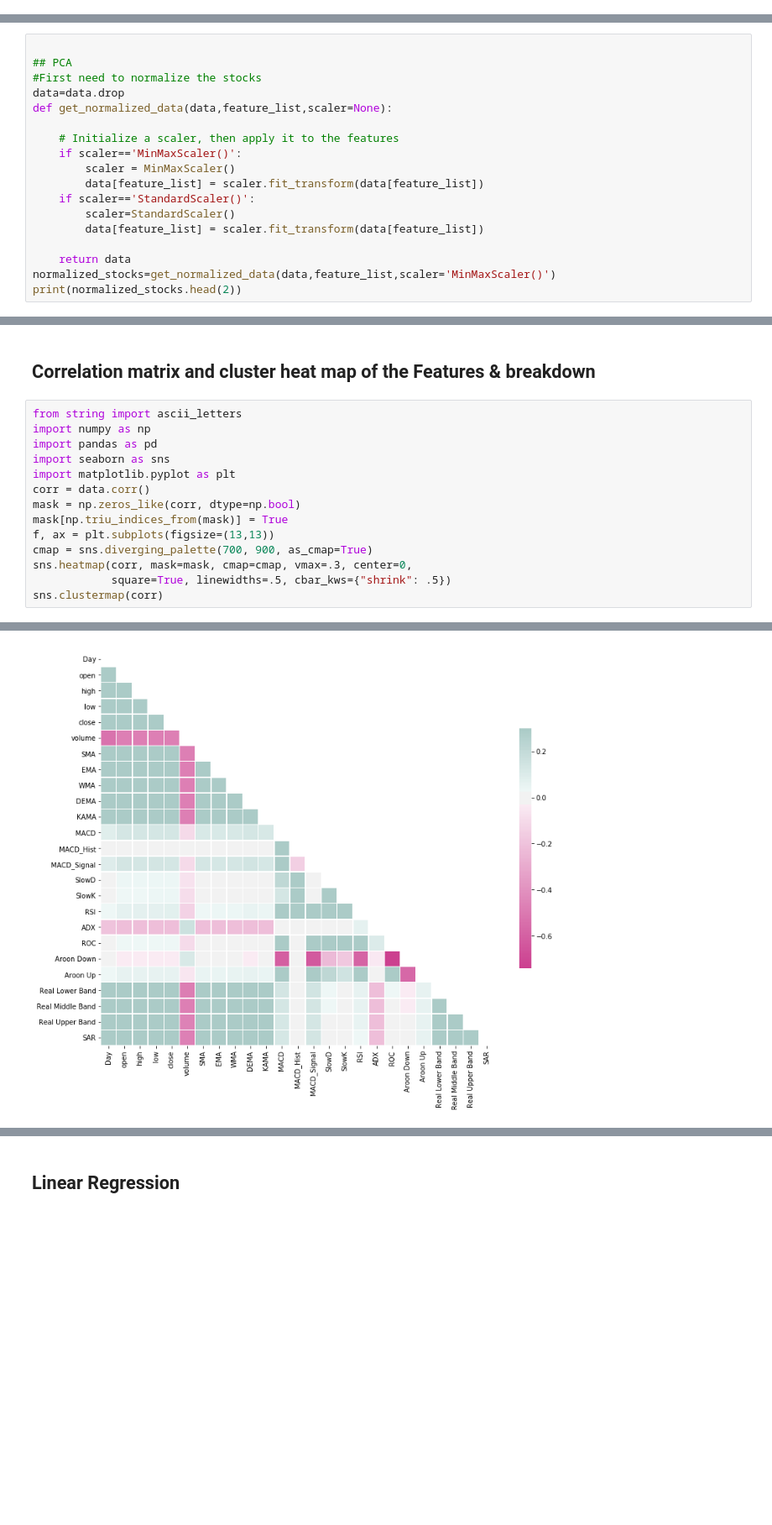
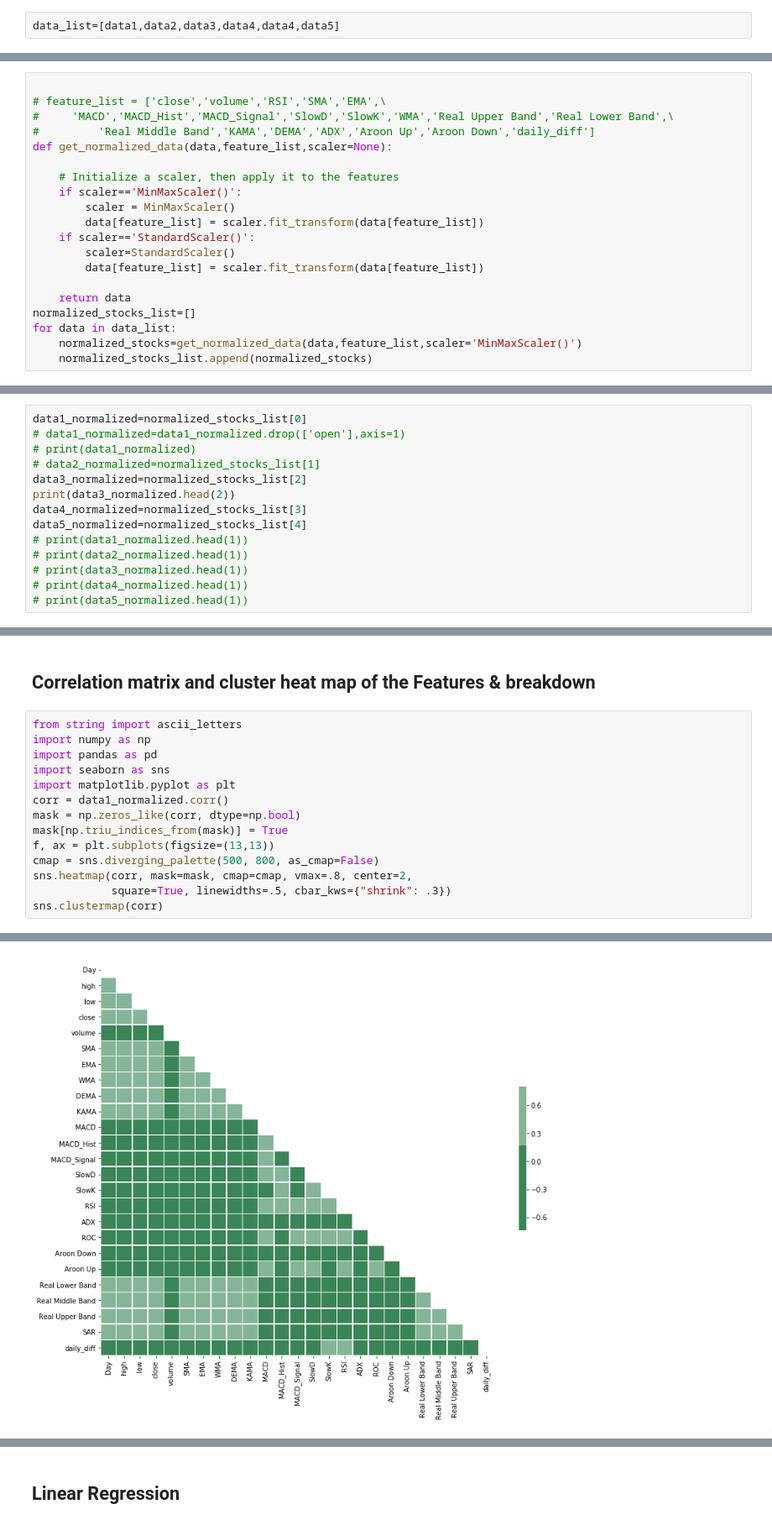
Before and after one commit to mjworthington/Online_ML_4803, a Jupyter notebook: NASDAQ_Predictor&NN.ipynb, the cells around one changed output, grey strips where cells are left out. Shown: that part at 84% size. Saved outputs shown, nothing was run; the diff lists cells and outputs as text; blank space fills up the shorter version.

```diff
--- a/NASDAQ_Predictor&NN.ipynb
+++ b/NASDAQ_Predictor&NN.ipynb
@@ -182,0 +233,2 @@ BUT...The MSE is high so we do not want to rely on this model.
+# %%
+data_list=[data1,data2,data3,data4,data4,data5]
@@ -183,8 +237,8 @@ BUT...The MSE is high so we do not want to rely on this model.
 # %%
 
-## PCA
-#First need to normalize the stocks
-data=data.drop
+# feature_list = ['close','volume','RSI','SMA','EMA',\
+#     'MACD','MACD_Hist','MACD_Signal','SlowD','SlowK','WMA','Real Upper Band','Real Lower Band',\
+#         'Real Middle Band','KAMA','DEMA','ADX','Aroon Up','Aroon Down','daily_diff']
 def get_normalized_data(data,feature_list,scaler=None):
 
     # Initialize a scaler, then apply it to the features
@@ -196,5 +250,7 @@ def get_normalized_data(data,feature_list,scaler=None):
         data[feature_list] = scaler.fit_transform(data[feature_list])
 
     return data
-normalized_stocks=get_normalized_data(data,feature_list,scaler='MinMaxScaler()')
-print(normalized_stocks.head(2))
+normalized_stocks_list=[]
+for data in data_list:
+    normalized_stocks=get_normalized_data(data,feature_list,scaler='MinMaxScaler()')
+    normalized_stocks_list.append(normalized_stocks)
@@ -214,0 +259,14 @@ print(normalized_stocks.head(2))
+# %%
+data1_normalized=normalized_stocks_list[0]
+# data1_normalized=data1_normalized.drop(['open'],axis=1)
+# print(data1_normalized)
+# data2_normalized=normalized_stocks_list[1]
+data3_normalized=normalized_stocks_list[2]
+print(data3_normalized.head(2))
+data4_normalized=normalized_stocks_list[3]
+data5_normalized=normalized_stocks_list[4]
+# print(data1_normalized.head(1))
+# print(data2_normalized.head(1))
+# print(data3_normalized.head(1))
+# print(data4_normalized.head(1))
+# print(data5_normalized.head(1))
@@ -265,17 +362,17 @@ PCA(copy=True, iterated_power='auto', n_components=3, random_state=None,
 # %%
 from string import ascii_letters
 import numpy as np
 import pandas as pd
 import seaborn as sns
 import matplotlib.pyplot as plt
-corr = data.corr()
+corr = data1_normalized.corr()
 mask = np.zeros_like(corr, dtype=np.bool)
 mask[np.triu_indices_from(mask)] = True
 f, ax = plt.subplots(figsize=(13,13))
-cmap = sns.diverging_palette(700, 900, as_cmap=True)
-sns.heatmap(corr, mask=mask, cmap=cmap, vmax=.3, center=0,
-            square=True, linewidths=.5, cbar_kws={"shrink": .5})
+cmap = sns.diverging_palette(500, 800, as_cmap=False)
+sns.heatmap(corr, mask=mask, cmap=cmap, vmax=.8, center=2,
+            square=True, linewidths=.5, cbar_kws={"shrink": .3})
 sns.clustermap(corr)
 # %% [output]
 <seaborn.matrix.ClusterGrid at 0x...>
-[figure, old version]
+[figure, new version]
```
Also changed, not shown: parts of 31 cells of this notebook, 2 other files.
